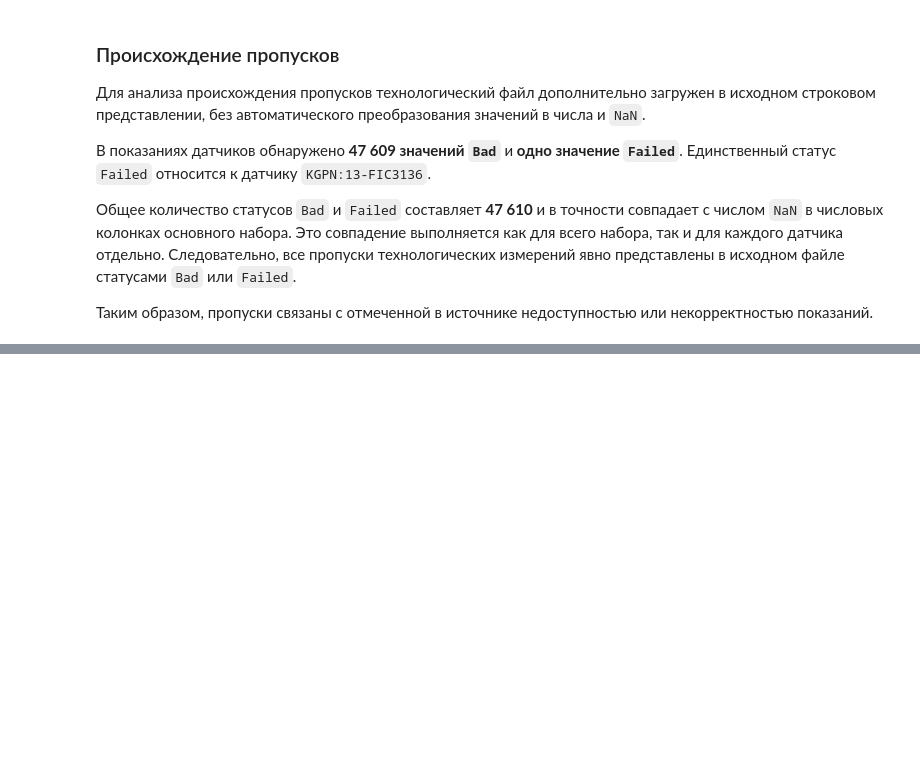
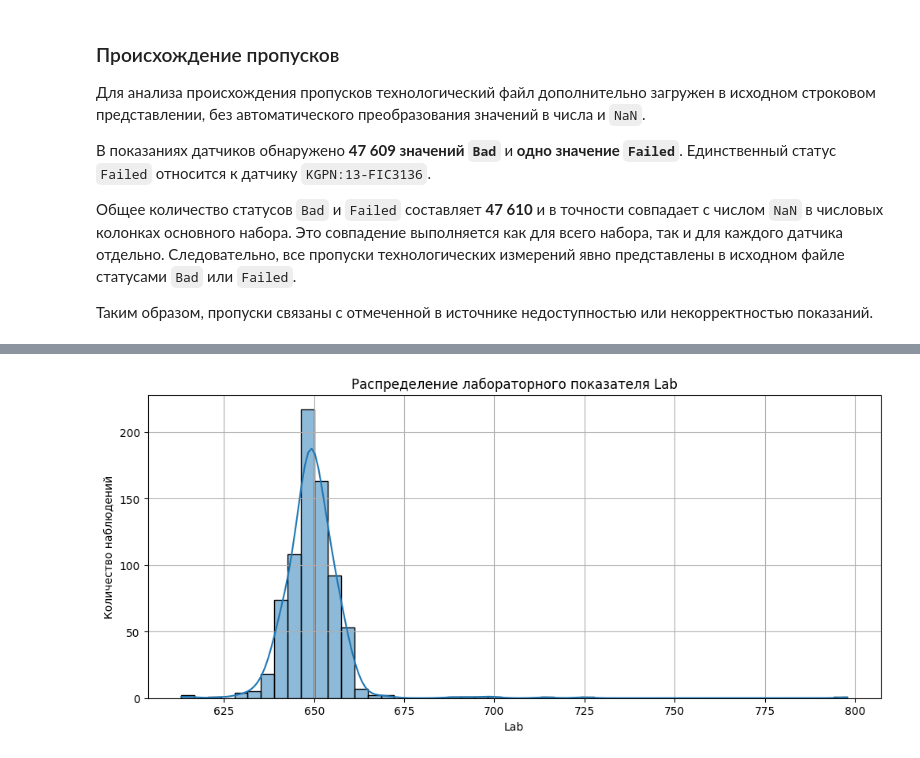
Before and after one commit to Bas-sov/soft-sensor, a Jupyter notebook: notebooks/01_eda.ipynb, the cells around one changed output, grey strips where cells are left out. Cells and saved outputs as stored; diff of their text form; code cells hidden in the pictures; blank space fills up the shorter version.

```diff
--- a/notebooks/01_eda.ipynb
+++ b/notebooks/01_eda.ipynb
@@ -468,0 +494,18 @@ np.True_
+# %%
+plt.figure(figsize=(12,5))
+
+sns.histplot(
+	data=lab_df,
+	x = 'Lab',
+	bins = 50,
+	kde = True,
+	stat='count'
+	)
+
+plt.xlabel('Lab')
+plt.ylabel('Количество наблюдений')
+plt.grid('on')
+plt.title('Распределение лабораторного показателя Lab')
+plt.show()
+# %% [output]
+[figure, added]
```
Also changed, not shown: parts of 7 cells of this notebook.
